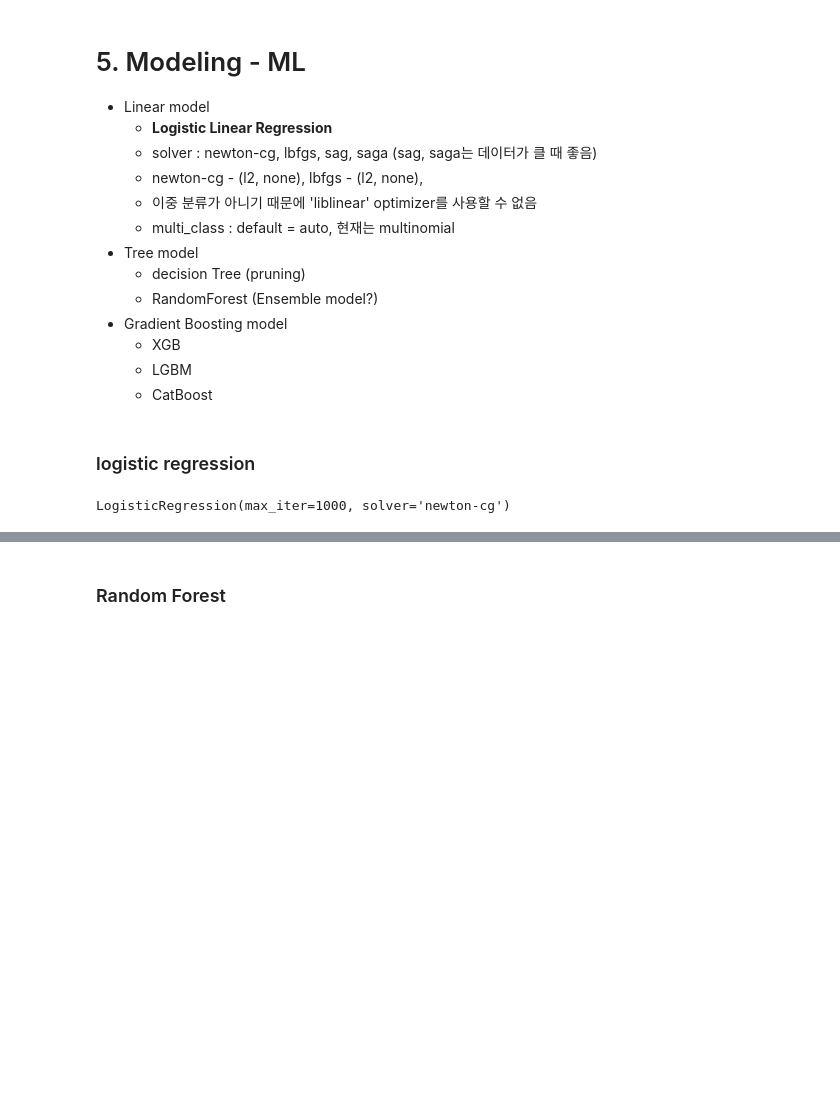
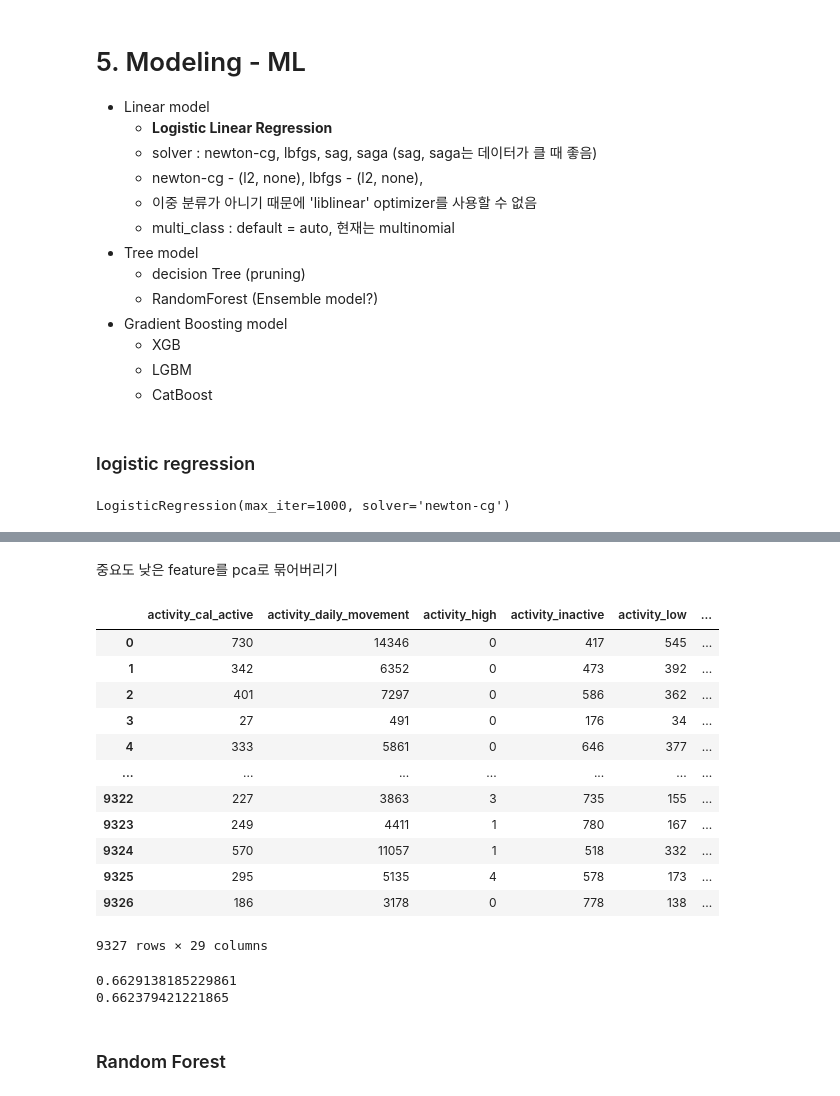
Before and after one commit to NumpyGonHey/Dementia_clf, a Jupyter notebook: dolphin/baseline_experiment.ipynb, the cells around one changed output, grey strips where cells are left out. Saved outputs shown, nothing was run; the diff lists cells and outputs as text; code cells hidden in the pictures; blank space fills up the shorter version.

```diff
--- a/dolphin/baseline_experiment.ipynb
+++ b/dolphin/baseline_experiment.ipynb
@@ -457,3 +413,46 @@ print(model_lr.score(test_X, test_y))
+# %% [markdown]
+중요도 낮은 feature를 pca로 묶어버리기
+# %%
+pca = PCA(n_components=4)
+pca_data = pca.fit_transform(input_data_X[not_necessary])
+pca_data = pd.DataFrame(pca_data)
+
+input_data_X = input_data_X.drop(not_necessary, axis=1)
+input_data_X = pd.concat([input_data_X, pca_data], axis=1)
+input_data_X
+# %% [output]
+|  | activity_cal_active | activity_daily_movement | activity_high | activity_inactive | activity_low | ... |
+| 0 | 730 | 14346 | 0 | 417 | 545 | ... |
+| 1 | 342 | 6352 | 0 | 473 | 392 | ... |
+| 2 | 401 | 7297 | 0 | 586 | 362 | ... |
+| 3 | 27 | 491 | 0 | 176 | 34 | ... |
+| 4 | 333 | 5861 | 0 | 646 | 377 | ... |
+| ... | ... | ... | ... | ... | ... | ... |
+| 9322 | 227 | 3863 | 3 | 735 | 155 | ... |
+| 9323 | 249 | 4411 | 1 | 780 | 167 | ... |
+| 9324 | 570 | 11057 | 1 | 518 | 332 | ... |
+| 9325 | 295 | 5135 | 4 | 578 | 173 | ... |
+| 9326 | 186 | 3178 | 0 | 778 | 138 | ... |
+9327 rows × 29 columns
+# %%
+# train/ test data 로 split
+tr_val_X, test_X, tr_val_y, test_y = train_test_split(
+    input_data_X,
+    input_data_y,
+    test_size = 0.2,
+    random_state = 42,
+    shuffle=True,
+    stratify = input_data_y # Classification 중요 option
+)
+
+model_lr = LogisticRegression(max_iter=1000, solver='newton-cg')
+model_lr.fit(tr_val_X, tr_val_y)
+
+print(model_lr.score(tr_val_X, tr_val_y))
+print(model_lr.score(test_X, test_y))
+# %% [output]
+0.6629138185229861
+0.662379421221865
 # %% [markdown]
 ### Random Forest
 # %%
```
Also changed, not shown: parts of 18 cells of this notebook, 2 other files.
